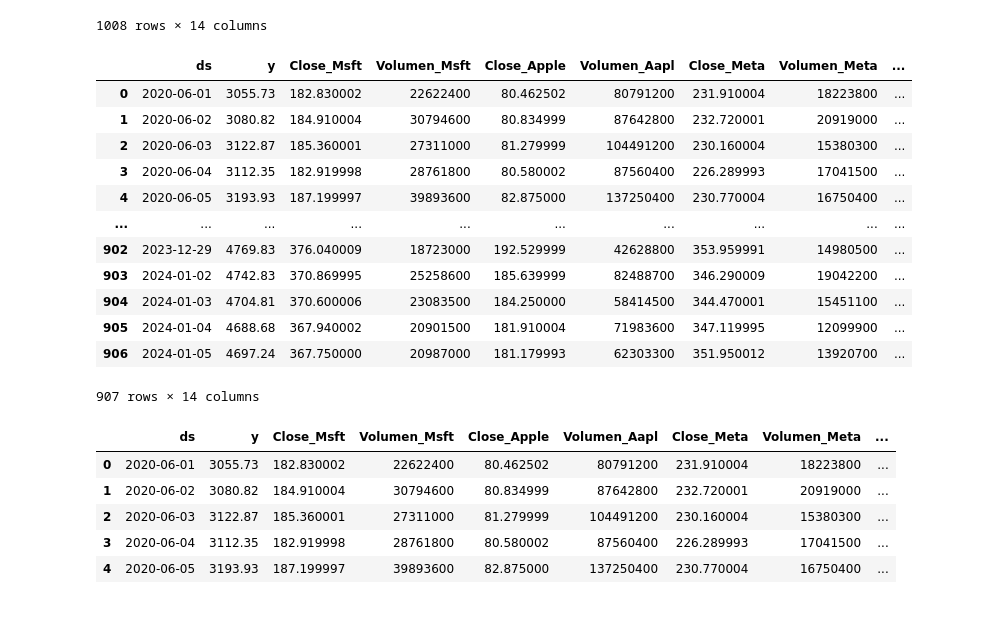
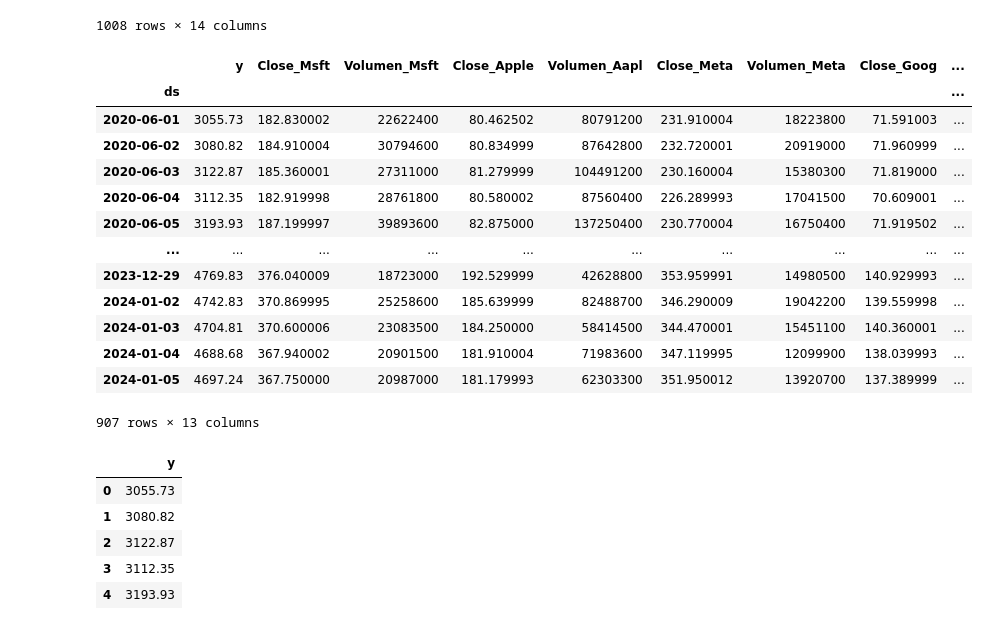
Before and after one commit to adriani94bil/Portafolio__Optimization, a Jupyter notebook: memoria.ipynb, the cells around one changed output. Saved outputs shown, nothing was run; the diff lists cells and outputs as text; code cells hidden in the pictures.

```diff
--- a/memoria.ipynb
+++ b/memoria.ipynb
@@ -976,30 +997,31 @@ multivariate_df = df_opt[['Date'] + target_column + features_columns].copy()
 multivariate_df.columns = ['ds', 'y'] + features_columns
 # %%
 train = multivariate_df.iloc[:train_size, :]
-train
+train.set_index('ds')
 # %% [output]
-|  | ds | y | Close_Msft | Volumen_Msft | Close_Apple | Volumen_Aapl | Close_Meta | Volumen_Meta | ... |
-| 0 | 2020-06-01 | 3055.73 | 182.830002 | 22622400 | 80.462502 | 80791200 | 231.910004 | 18223800 | ... |
-| 1 | 2020-06-02 | 3080.82 | 184.910004 | 30794600 | 80.834999 | 87642800 | 232.720001 | 20919000 | ... |
-| 2 | 2020-06-03 | 3122.87 | 185.360001 | 27311000 | 81.279999 | 104491200 | 230.160004 | 15380300 | ... |
-| 3 | 2020-06-04 | 3112.35 | 182.919998 | 28761800 | 80.580002 | 87560400 | 226.289993 | 17041500 | ... |
-| 4 | 2020-06-05 | 3193.93 | 187.199997 | 39893600 | 82.875000 | 137250400 | 230.770004 | 16750400 | ... |
+|  | y | Close_Msft | Volumen_Msft | Close_Apple | Volumen_Aapl | Close_Meta | Volumen_Meta | Close_Goog | ... |
+| ds |  |  |  |  |  |  |  |  | ... |
+| 2020-06-01 | 3055.73 | 182.830002 | 22622400 | 80.462502 | 80791200 | 231.910004 | 18223800 | 71.591003 | ... |
+| 2020-06-02 | 3080.82 | 184.910004 | 30794600 | 80.834999 | 87642800 | 232.720001 | 20919000 | 71.960999 | ... |
+| 2020-06-03 | 3122.87 | 185.360001 | 27311000 | 81.279999 | 104491200 | 230.160004 | 15380300 | 71.819000 | ... |
+| 2020-06-04 | 3112.35 | 182.919998 | 28761800 | 80.580002 | 87560400 | 226.289993 | 17041500 | 70.609001 | ... |
+| 2020-06-05 | 3193.93 | 187.199997 | 39893600 | 82.875000 | 137250400 | 230.770004 | 16750400 | 71.919502 | ... |
 | ... | ... | ... | ... | ... | ... | ... | ... | ... | ... |
-| 902 | 2023-12-29 | 4769.83 | 376.040009 | 18723000 | 192.529999 | 42628800 | 353.959991 | 14980500 | ... |
-| 903 | 2024-01-02 | 4742.83 | 370.869995 | 25258600 | 185.639999 | 82488700 | 346.290009 | 19042200 | ... |
-| 904 | 2024-01-03 | 4704.81 | 370.600006 | 23083500 | 184.250000 | 58414500 | 344.470001 | 15451100 | ... |
-| 905 | 2024-01-04 | 4688.68 | 367.940002 | 20901500 | 181.910004 | 71983600 | 347.119995 | 12099900 | ... |
-| 906 | 2024-01-05 | 4697.24 | 367.750000 | 20987000 | 181.179993 | 62303300 | 351.950012 | 13920700 | ... |
+| 2023-12-29 | 4769.83 | 376.040009 | 18723000 | 192.529999 | 42628800 | 353.959991 | 14980500 | 140.929993 | ... |
+| 2024-01-02 | 4742.83 | 370.869995 | 25258600 | 185.639999 | 82488700 | 346.290009 | 19042200 | 139.559998 | ... |
+| 2024-01-03 | 4704.81 | 370.600006 | 23083500 | 184.250000 | 58414500 | 344.470001 | 15451100 | 140.360001 | ... |
+| 2024-01-04 | 4688.68 | 367.940002 | 20901500 | 181.910004 | 71983600 | 347.119995 | 12099900 | 138.039993 | ... |
+| 2024-01-05 | 4697.24 | 367.750000 | 20987000 | 181.179993 | 62303300 | 351.950012 | 13920700 | 137.389999 | ... |
-907 rows × 14 columns
+907 rows × 13 columns
 # %%
 x_train, y_train = pd.DataFrame(multivariate_df.iloc[:train_size, [0,2,3,4,5,6,7,8,9,10,11,12,13]]), pd.DataFrame(multivariate_df.iloc[:train_size, 1])
-x_valid, y_valid = pd.DataFrame(multivariate_df.iloc[train_size:, [0,2,3,4,5,6,7,8,9,10,11,12,13]]), pd.DataFrame(multivariate_df.iloc[train_size:, 1])
+x_test, y_test = pd.DataFrame(multivariate_df.iloc[train_size:, [0,2,3,4,5,6,7,8,9,10,11,12,13]]), pd.DataFrame(multivariate_df.iloc[train_size:, 1])
 
-train.head()
+y_train.head()
 # %% [output]
-|  | ds | y | Close_Msft | Volumen_Msft | Close_Apple | Volumen_Aapl | Close_Meta | Volumen_Meta | ... |
-| 0 | 2020-06-01 | 3055.73 | 182.830002 | 22622400 | 80.462502 | 80791200 | 231.910004 | 18223800 | ... |
-| 1 | 2020-06-02 | 3080.82 | 184.910004 | 30794600 | 80.834999 | 87642800 | 232.720001 | 20919000 | ... |
-| 2 | 2020-06-03 | 3122.87 | 185.360001 | 27311000 | 81.279999 | 104491200 | 230.160004 | 15380300 | ... |
-| 3 | 2020-06-04 | 3112.35 | 182.919998 | 28761800 | 80.580002 | 87560400 | 226.289993 | 17041500 | ... |
-| 4 | 2020-06-05 | 3193.93 | 187.199997 | 39893600 | 82.875000 | 137250400 | 230.770004 | 16750400 | ... |
+|  | y |
+| 0 | 3055.73 |
+| 1 | 3080.82 |
+| 2 | 3122.87 |
+| 3 | 3112.35 |
+| 4 | 3193.93 |
```
Also changed, not shown: parts of 34 cells of this notebook.
